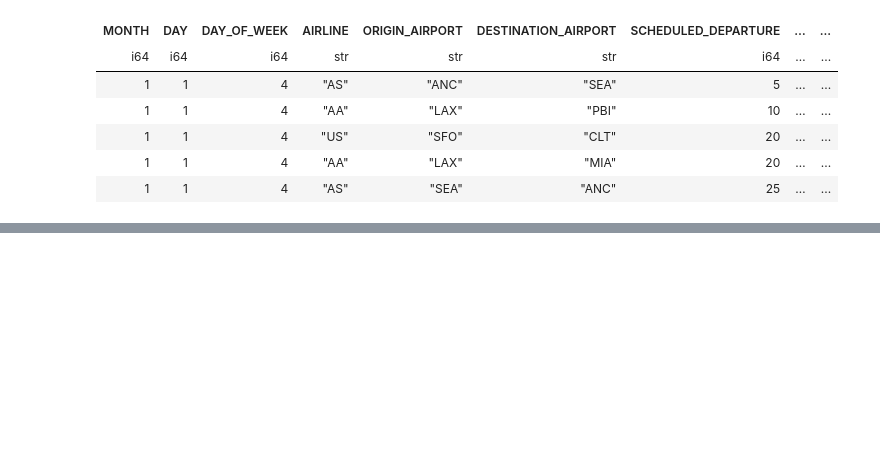
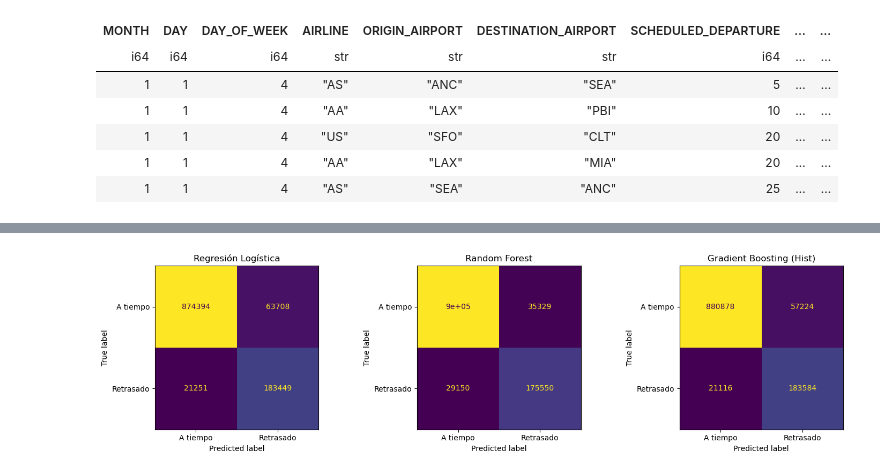
Before and after one commit to DavidMoraV/Tarea_3_computacion_paralela, a Jupyter notebook: notebooks/Tarea_3_computacion_paralela.ipynb, the cells around one changed output, grey strips where cells are left out. Cells and saved outputs as stored; diff of their text form; code cells hidden in the pictures; blank space fills up the shorter version.

Commit message:
Parte 3: ML (3 modelos, metricas, matrices de confusion, importancia)

```diff
--- a/notebooks/Tarea_3_computacion_paralela.ipynb
+++ b/notebooks/Tarea_3_computacion_paralela.ipynb
@@ -318,0 +359,27 @@ shape: (5, 19)
+# %%
+modelos = {
+    "Regresión Logística":      (LogisticRegression(max_iter=1000, class_weight="balanced"), True),
+    "Random Forest":            (RandomForestClassifier(n_estimators=50, max_depth=20, n_jobs=-1,
+                                     class_weight="balanced", max_samples=0.5, random_state=42), False),
+    "Gradient Boosting (Hist)": (HistGradientBoostingClassifier(max_iter=200, class_weight="balanced",
+                                     random_state=42), False),
+}
+
+resultados, ajustados = [], {}
+for nombre, (modelo, escalar) in modelos.items():
+    Xtr, Xte = (X_tr_sc, X_te_sc) if escalar else (X_tr, X_te)
+    t0 = time.perf_counter()
+    modelo.fit(Xtr, y_tr)
+    t_entren = time.perf_counter() - t0
+
+    proba = modelo.predict_proba(Xte)[:, 1]
+    pred = (proba >= 0.5).astype(int)
+    resultados.append({
+        "modelo": nombre,
+        "t_entren_s": round(t_entren, 2),
+        "accuracy": round(accuracy_score(y_te, pred), 4),
+        "f1": round(f1_score(y_te, pred), 4),
+        "auc": round(roc_auc_score(y_te, proba), 4),
+    })
+    ajustados[nombre] = (modelo, pred)
+    print(f"{nombre:<26} listo en {t_entren:6.2f}s")
@@ -318,0 +401,11 @@ shape: (5, 19)
+# %%
+fig, axes = plt.subplots(1, 3, figsize=(15, 4))
+for ax, (nombre, (modelo, pred)) in zip(axes, ajustados.items()):
+    ConfusionMatrixDisplay(confusion_matrix(y_te, pred),
+                           display_labels=["A tiempo", "Retrasado"]).plot(ax=ax, colorbar=False)
+    ax.set_title(nombre)
+plt.tight_layout()
+plt.savefig(RUTA_FIGURAS / "05_matrices_confusion.png", dpi=120)
+plt.show()
+# %% [output]
+[figure, added]
```
Also changed, not shown: parts of 5 cells of this notebook.
